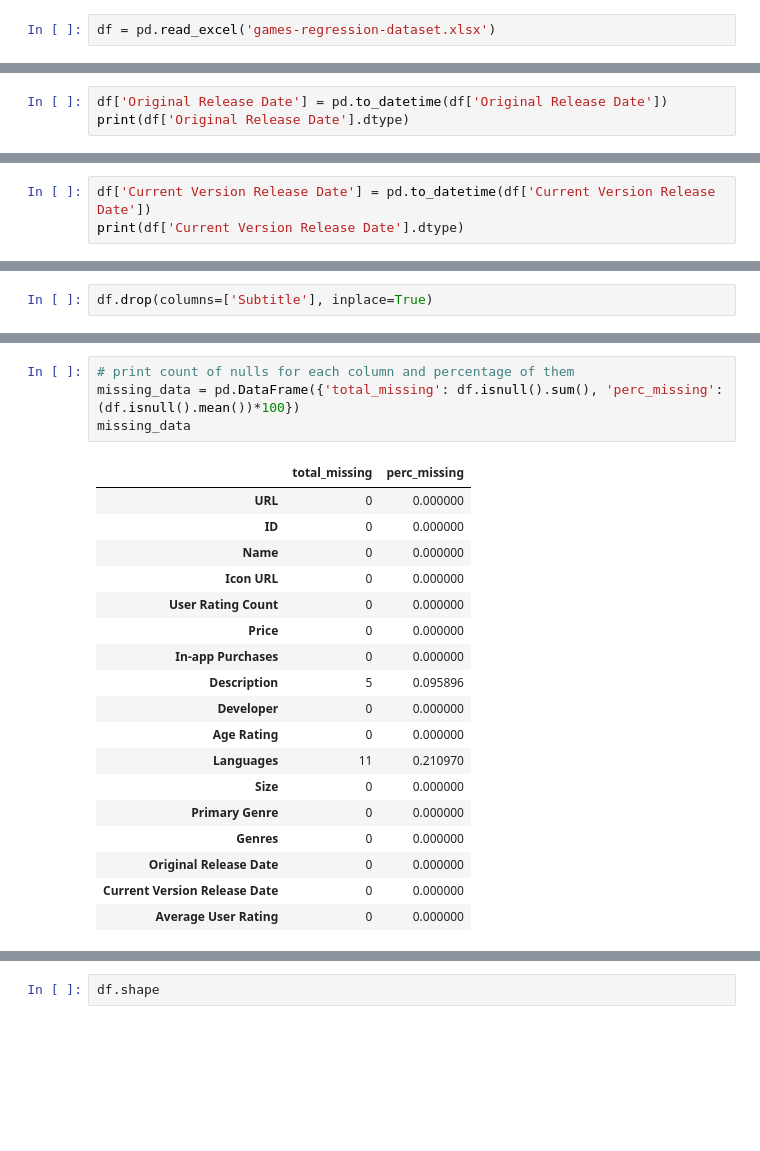
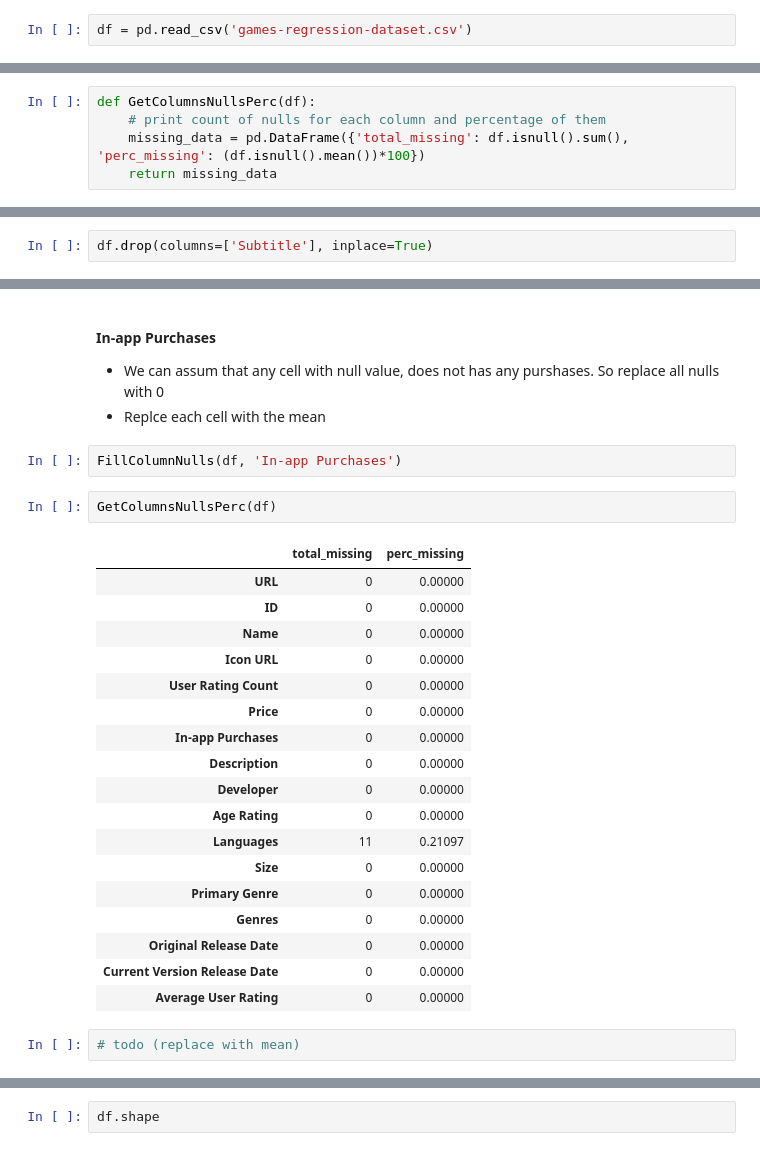
Before and after one commit to Abdelrhman-Sayed70/Game_Application_Success_Prediction, a Jupyter notebook: Milestone 1/Preprocessing/Game Success Prediction.ipynb, the cells around one changed output, grey strips where cells are left out. Drawn from its saved outputs; the diff is of its cells as text; blank space fills up the shorter version.

```diff
--- a/Milestone 1/Preprocessing/Game Success Prediction.ipynb
+++ b/Milestone 1/Preprocessing/Game Success Prediction.ipynb
@@ -9,4 +9,4 @@ import seaborn as sns
 #
 # Read Data
 # %%
-df = pd.read_excel('games-regression-dataset.xlsx')
+df = pd.read_csv('games-regression-dataset.csv')
@@ -25,0 +69,5 @@ df.shape
+# %%
+def GetColumnsNullsPerc(df):
+    # print count of nulls for each column and percentage of them
+    missing_data = pd.DataFrame({'total_missing': df.isnull().sum(), 'perc_missing': (df.isnull().mean())*100})
+    return missing_data
@@ -132,3 +195,0 @@ len(all_languages)
-# %%
-df['Original Release Date'] = pd.to_datetime(df['Original Release Date'])
-print(df['Original Release Date'].dtype)
@@ -137,3 +195,0 @@ datetime64[ns]
-# %%
-df['Current Version Release Date'] = pd.to_datetime(df['Current Version Release Date'])
-print(df['Current Version Release Date'].dtype)
@@ -198,26 +241,35 @@ missing_data
 | Original Release Date | 0 | 0.000000 |
 | Current Version Release Date | 0 | 0.000000 |
 | Average User Rating | 0 | 0.000000 |
+# %% [markdown]
+
+<br>
+
+**In-app Purchases**
+- We can assum that any cell with null value, does not has any purshases. So replace all nulls with 0
+- Replce each cell with the mean
+# %%
+FillColumnNulls(df, 'In-app Purchases')
 # %%
-# print count of nulls for each column and percentage of them
-missing_data = pd.DataFrame({'total_missing': df.isnull().sum(), 'perc_missing': (df.isnull().mean())*100})
-missing_data
+GetColumnsNullsPerc(df)
 # %% [output]
 |  | total_missing | perc_missing |
-| URL | 0 | 0.000000 |
-| ID | 0 | 0.000000 |
-| Name | 0 | 0.000000 |
-| Icon URL | 0 | 0.000000 |
-| User Rating Count | 0 | 0.000000 |
-| Price | 0 | 0.000000 |
-| In-app Purchases | 0 | 0.000000 |
-| Description | 5 | 0.095896 |
-| Developer | 0 | 0.000000 |
-| Age Rating | 0 | 0.000000 |
-| Languages | 11 | 0.210970 |
-| Size | 0 | 0.000000 |
-| Primary Genre | 0 | 0.000000 |
-| Genres | 0 | 0.000000 |
-| Original Release Date | 0 | 0.000000 |
-| Current Version Release Date | 0 | 0.000000 |
-| Average User Rating | 0 | 0.000000 |
+| URL | 0 | 0.00000 |
+| ID | 0 | 0.00000 |
+| Name | 0 | 0.00000 |
+| Icon URL | 0 | 0.00000 |
+| User Rating Count | 0 | 0.00000 |
+| Price | 0 | 0.00000 |
+| In-app Purchases | 0 | 0.00000 |
+| Description | 0 | 0.00000 |
+| Developer | 0 | 0.00000 |
+| Age Rating | 0 | 0.00000 |
+| Languages | 11 | 0.21097 |
+| Size | 0 | 0.00000 |
+| Primary Genre | 0 | 0.00000 |
+| Genres | 0 | 0.00000 |
+| Original Release Date | 0 | 0.00000 |
+| Current Version Release Date | 0 | 0.00000 |
+| Average User Rating | 0 | 0.00000 |
+# %%
+# todo (replace with mean)
```
Also changed, not shown: parts of 71 cells of this notebook.
